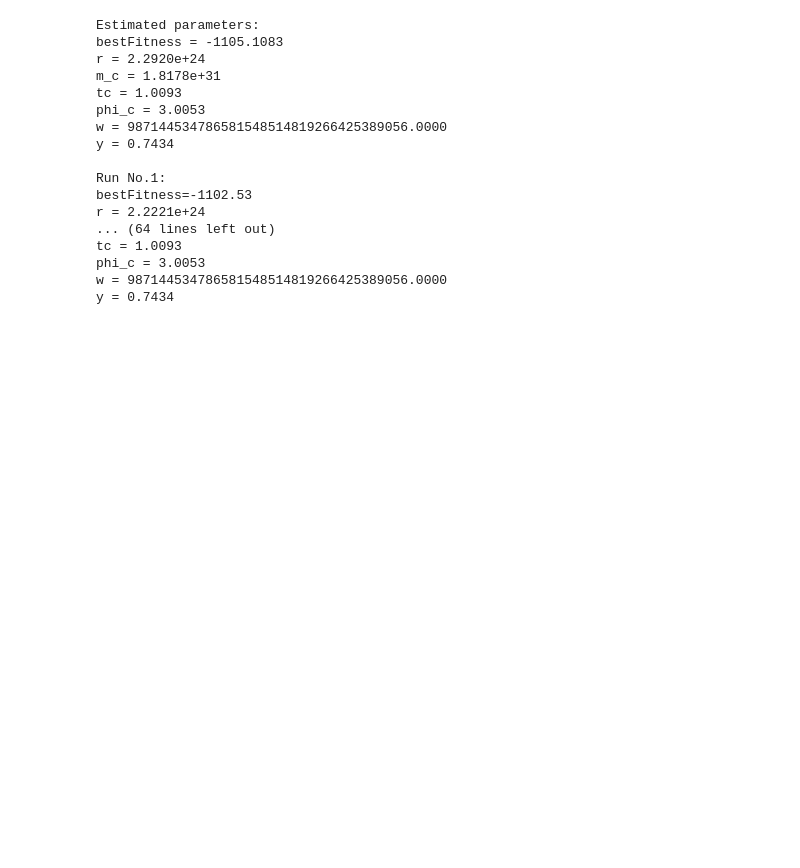
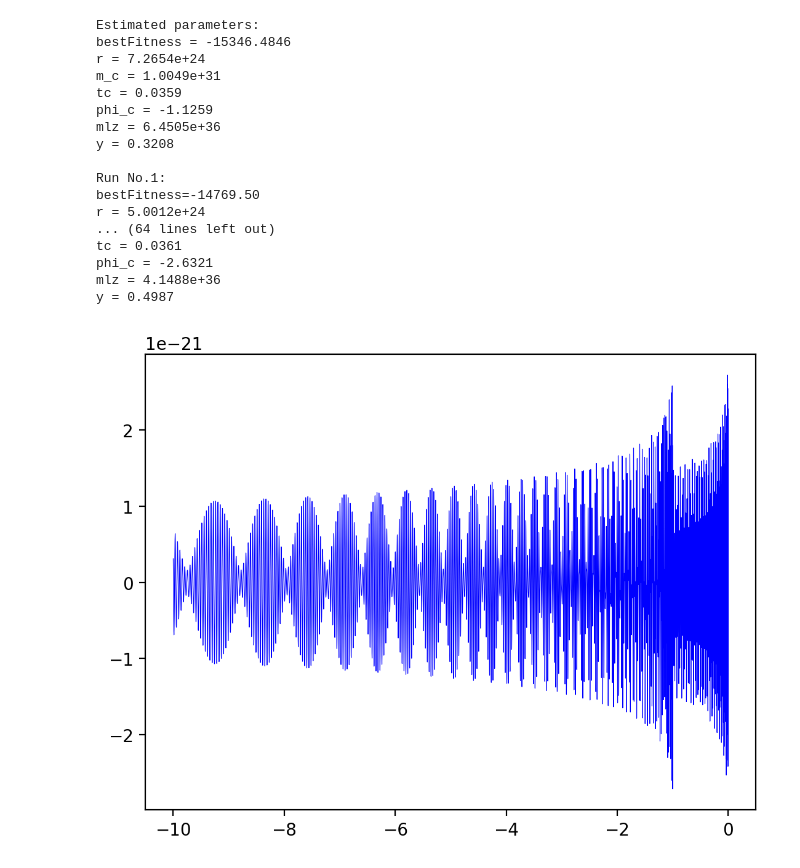
Before and after one commit to WeiQYU/PSO_change, a Jupyter notebook: PSO_change/PSO_python_demo-main/demo.ipynb, the cells around one changed output. Drawn from its saved outputs; the diff is of its cells as text; code cells hidden in the pictures; blank space fills up the shorter version.

```diff
--- a/PSO_change/PSO_python_demo-main/demo.ipynb
+++ b/PSO_change/PSO_python_demo-main/demo.ipynb
@@ -133,7 +124,7 @@ print('r = {:.4e}'.format(outResults['r']))
 print('m_c = {:.4e}'.format(outResults['m_c']))
 print('tc = {:.4f}'.format(outResults['tc']))
 print('phi_c = {:.4f}'.format(outResults['phi_c']))
-print('w = {:.4f}'.format(outResults['w']))
+print('mlz = {:.4e}'.format(outResults['mlz']))
 print('y = {:.4f}'.format(outResults['y']))
 
 for lpruns in range(nRuns):
@@ -143,7 +134,7 @@ for lpruns in range(nRuns):
     print('m_c = {:.4e}'.format(outResults['allRunsOutput'][lpruns]['m_c']))
     print('tc = {:.4f}'.format(outResults['allRunsOutput'][lpruns]['tc']))
     print('phi_c = {:.4f}'.format(outResults['allRunsOutput'][lpruns]['phi_c']))
-    print('w = {:.4f}'.format(outResults['allRunsOutput'][lpruns]['w']))
+    print('mlz = {:.4e}'.format(outResults['allRunsOutput'][lpruns]['mlz']))
     print('y = {:.4f}'.format(outResults['allRunsOutput'][lpruns]['y']))
 
 # Save
@@ -151,19 +142,26 @@ np.save('output_results',outResults)
 np.save('output_struct',outStruct)
 # %% [output]
 Estimated parameters:
-bestFitness = -1105.1083
-r = 2.2920e+24
-m_c = 1.8178e+31
-tc = 1.0093
-phi_c = 3.0053
-w = 987144534786581548514819266425389056.0000
-y = 0.7434
+bestFitness = -15346.4846
+r = 7.2654e+24
+m_c = 1.0049e+31
+tc = 0.0359
+phi_c = -1.1259
+mlz = 6.4505e+36
+y = 0.3208
 
 Run No.1:
-bestFitness=-1102.53
-r = 2.2221e+24
+bestFitness=-14769.50
+r = 5.0012e+24
 ... (64 lines left out)
-tc = 1.0093
-phi_c = 3.0053
-w = 987144534786581548514819266425389056.0000
-y = 0.7434
+tc = 0.0361
+phi_c = -2.6321
+mlz = 4.1488e+36
+y = 0.4987
+# %%
+fig = plt.figure(dpi=200)
+plt.plot(t, outResults['bestSig'], #label='BestSig',
+         'blue',lw=.2*2)
+plt.show()
+# %% [output]
+[figure, added]
```
Also changed, not shown: parts of 4 cells of this notebook, 10 other files.
